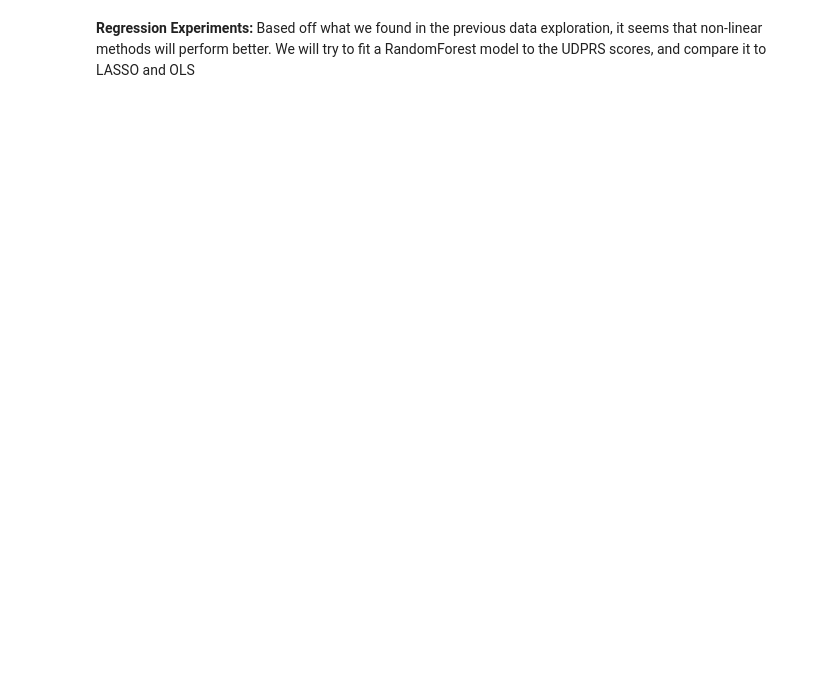
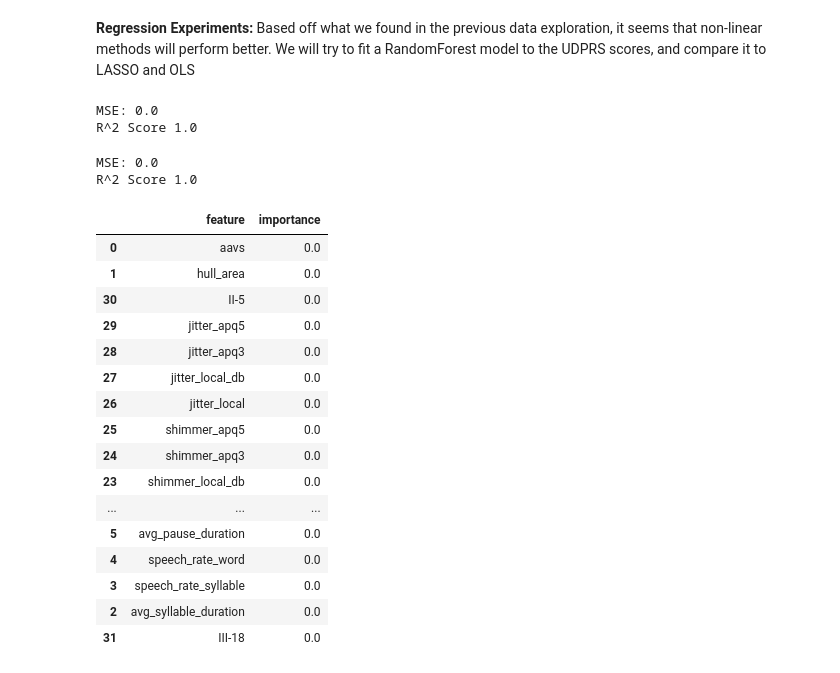
Before and after one commit to thomas-cong/PDBiomarkers, a Jupyter notebook: MDVR-KCL-Experiments.ipynb, the cells around one changed output. Saved outputs shown, nothing was run; the diff lists cells and outputs as text; code cells hidden in the pictures; blank space fills up the shorter version.

```diff
--- a/MDVR-KCL-Experiments.ipynb
+++ b/MDVR-KCL-Experiments.ipynb
@@ -269,38 +293,60 @@ from sklearn.metrics import r2_score
 from sklearn.model_selection import train_test_split
 # %%
 # Parse UDPRS Scores
-merged_df= pd.read_csv("./MDVR-KCL-Features/MDVR-KCL-ReadText.csv")
+merged_df= pd.read_csv("./MDVR-KCL-Features/MDVR-KCL-ReadText.csv", index_col="filename")
+# merged_df = merged_df
 for col in merged_df.columns:
     if col != "filename":
         merged_df[col] = (merged_df[col]- merged_df[col].mean())/ merged_df[col].std()
-merged_df_udprs = merged_df.copy()
-merged_df_udprs["II-5"] = merged_df_udprs["filename"].str.split("_").str[-2]
-merged_df_udprs["III-18"] = merged_df_udprs["filename"].str.split("_").str[-1]
-merged_df.set_index("filename", inplace=True)
-merged_df_udprs.set_index("filename", inplace=True)
+merged_df["II-5"] = merged_df.index.str.split("_").str[-2]
+merged_df["III-18"] = merged_df.index.str.split("_").str[-1]
 # %%
 # Hopefully, LASSO can identify the collinear features (like ff_mean/median) and select the best one
 # It's not great to be honest, most weights go to 0 since a lot of samples are 0's in UDPRS
 # Makes the most accurate model just a trivial 0 vector solution
 LASSO_Model = Lasso(alpha = 5)
-X_train, X_test, y_train, y_test = train_test_split(merged_df, merged_df_udprs[["III-18", "II-5"]], test_size=0.2, random_state=42)
+X_train, X_test, y_train, y_test = train_test_split(merged_df, merged_df[["III-18", "II-5"]], test_size=0.2, random_state=42)
 LASSO_Model.fit(X_train, y_train)
 y_pred = LASSO_Model.predict(X_test)
 print("MSE:", mean_squared_error(y_test, y_pred))
 print("R^2 Score", r2_score(y_test, y_pred))
+# %% [output]
+MSE: 0.0
+R^2 Score 1.0
 # %%
 # Completely Non Linear method (reduces collinearity issues + features tend to fit towards non-linear space)
 RF_Regressor = RandomForestRegressor()
-X_train, X_test, y_train, y_test = train_test_split(merged_df, merged_df_udprs[["III-18", "II-5"]], test_size=0.2, random_state=42)
+X_train, X_test, y_train, y_test = train_test_split(merged_df, merged_df[["III-18", "II-5"]], test_size=0.2, random_state=42)
 RF_Regressor.fit(X_train, y_train)
 y_pred = RF_Regressor.predict(X_test)
 print("MSE:", mean_squared_error(y_test, y_pred))
 print("R^2 Score", r2_score(y_test, y_pred))
 feature_importances = RF_Regressor.feature_importances_
 feature_importance_df = pd.DataFrame({
     'feature': merged_df.columns,
     'importance': feature_importances
 }).sort_values(by='importance', ascending=False)
+feature_importance_df
+# %% [output]
+MSE: 0.0
+R^2 Score 1.0
+|  | feature | importance |
+| 0 | aavs | 0.0 |
+| 1 | hull_area | 0.0 |
+| 30 | II-5 | 0.0 |
+| 29 | jitter_apq5 | 0.0 |
+| 28 | jitter_apq3 | 0.0 |
+| 27 | jitter_local_db | 0.0 |
+| 26 | jitter_local | 0.0 |
+| 25 | shimmer_apq5 | 0.0 |
+| 24 | shimmer_apq3 | 0.0 |
+| 23 | shimmer_local_db | 0.0 |
+| ... | ... | ... |
+| 5 | avg_pause_duration | 0.0 |
+| 4 | speech_rate_word | 0.0 |
+| 3 | speech_rate_syllable | 0.0 |
+| 2 | avg_syllable_duration | 0.0 |
+| 31 | III-18 | 0.0 |
 # %%
 from feature_calculation import voice_embeddings
 embeddings_df_pd_sun = voice_embeddings.create_embedding_df("./MDVR-KCL/ReadText/PD-Sun/")
```
Also changed, not shown: parts of 4 cells of this notebook, 10 other files.
